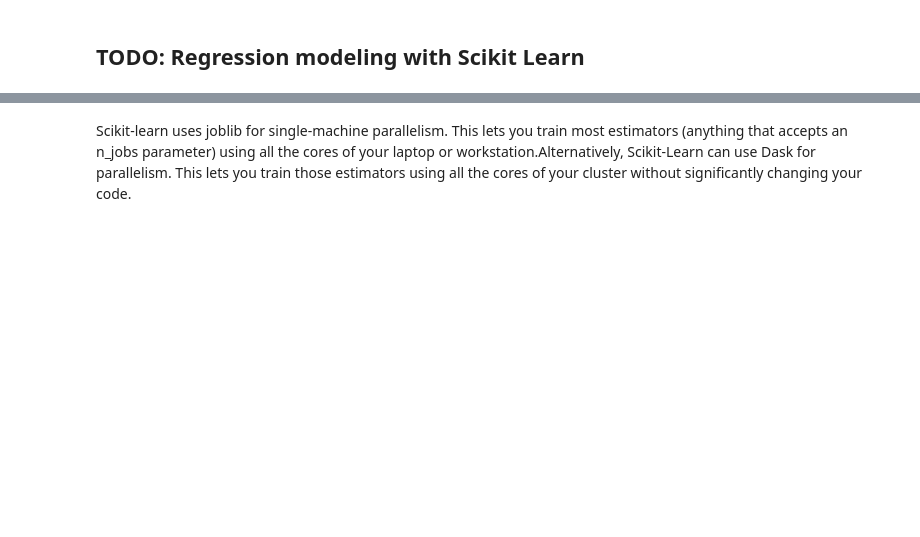
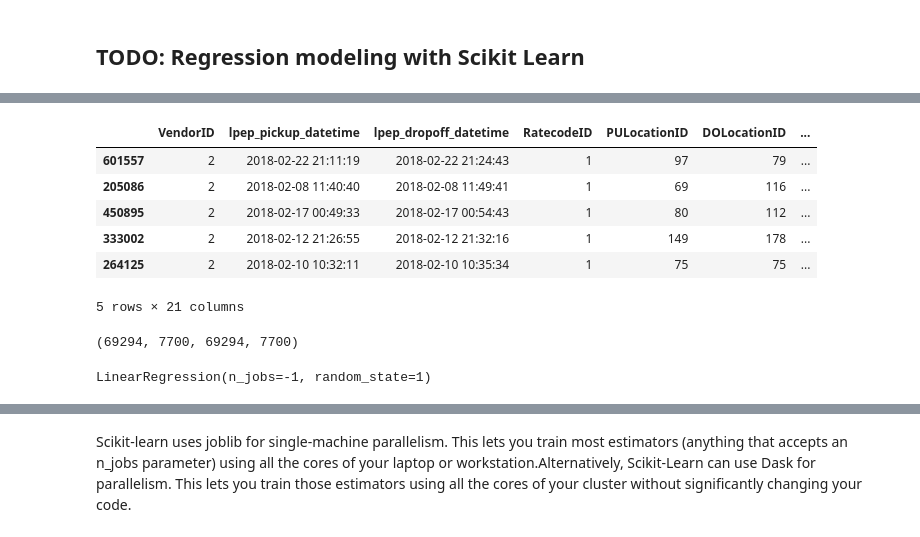
Before and after one commit to Hasna1994/aws-dask-sm-fargate, a Jupyter notebook: dask-sm-fargate-example.ipynb, the cells around one changed output, grey strips where cells are left out. Saved outputs shown, nothing was run; the diff lists cells and outputs as text; code cells hidden in the pictures; blank space fills up the shorter version.

```diff
--- a/dask-sm-fargate-example.ipynb
+++ b/dask-sm-fargate-example.ipynb
@@ -415,0 +214,10 @@ grid_search = GridSearchCV(pipeline, params, cv=3, scoring='neg_mean_squared_err
+# %%
+dfl.head()
+# %% [output]
+|  | VendorID | lpep_pickup_datetime | lpep_dropoff_datetime | RatecodeID | PULocationID | DOLocationID | ... |
+| 601557 | 2 | 2018-02-22 21:11:19 | 2018-02-22 21:24:43 | 1 | 97 | 79 | ... |
+| 205086 | 2 | 2018-02-08 11:40:40 | 2018-02-08 11:49:41 | 1 | 69 | 116 | ... |
+| 450895 | 2 | 2018-02-17 00:49:33 | 2018-02-17 00:54:43 | 1 | 80 | 112 | ... |
+| 333002 | 2 | 2018-02-12 21:26:55 | 2018-02-12 21:32:16 | 1 | 149 | 178 | ... |
+| 264125 | 2 | 2018-02-10 10:32:11 | 2018-02-10 10:35:34 | 1 | 75 | 75 | ... |
+5 rows × 21 columns
@@ -415,0 +232,4 @@ grid_search = GridSearchCV(pipeline, params, cv=3, scoring='neg_mean_squared_err
+# %%
+len(X_train), len(X_test), len(y_train), len(y_test)
+# %% [output]
+(69294, 7700, 69294, 7700)
@@ -415,0 +250,6 @@ grid_search = GridSearchCV(pipeline, params, cv=3, scoring='neg_mean_squared_err
+# %%
+from dask_ml.linear_model import LinearRegression
+lr = LinearRegression(random_state=1, n_jobs=-1, fit_intercept=True)
+lr.fit(training_x,training_y)
+# %% [output]
+LinearRegression(n_jobs=-1, random_state=1)
```
Also changed, not shown: parts of 61 cells of this notebook, 3 other files.
